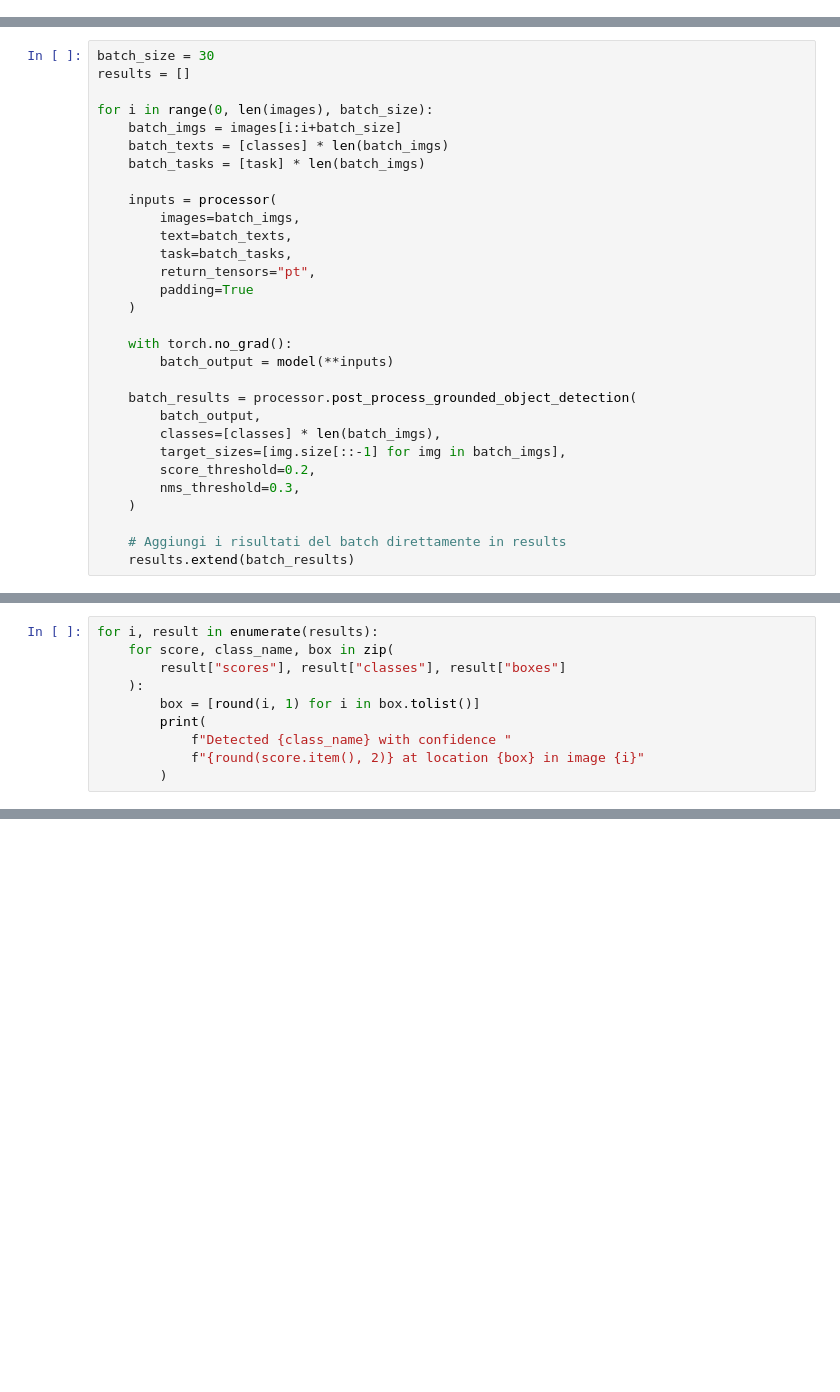
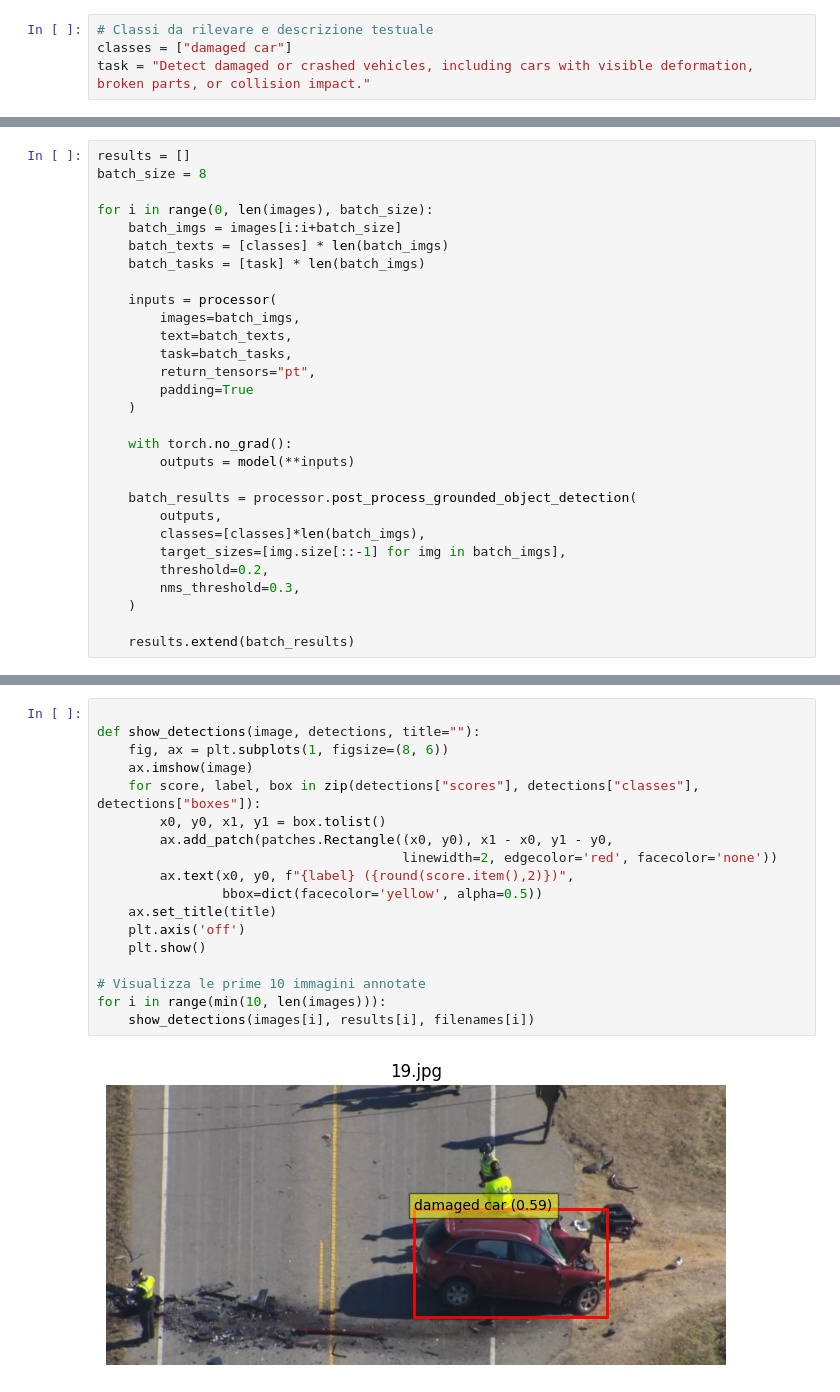
Before and after one commit to anti312/omdet-turbo, a Jupyter notebook: omdet_turbo.ipynb, the cells around one changed output, grey strips where cells are left out. Cells and saved outputs as stored; diff of their text form; blank space fills up the shorter version.

```diff
--- a/omdet_turbo.ipynb
+++ b/omdet_turbo.ipynb
@@ -32,0 +51,4 @@ task = "Detect car and people."
+# %%
+# Classi da rilevare e descrizione testuale
+classes = ["damaged car"]
+task = "Detect damaged or crashed vehicles, including cars with visible deformation, broken parts, or collision impact."
@@ -33,6 +57,6 @@ task = "Detect car and people."
 # %%
-batch_size = 30
 results = []
+batch_size = 8
 
 for i in range(0, len(images), batch_size):
     batch_imgs = images[i:i+batch_size]
@@ -48,17 +72,16 @@ for i in range(0, len(images), batch_size):
     )
 
     with torch.no_grad():
-        batch_output = model(**inputs)
+        outputs = model(**inputs)
 
     batch_results = processor.post_process_grounded_object_detection(
-        batch_output,
-        classes=[classes] * len(batch_imgs),
+        outputs,
+        classes=[classes]*len(batch_imgs),
         target_sizes=[img.size[::-1] for img in batch_imgs],
-        score_threshold=0.2,
+        threshold=0.2,
         nms_threshold=0.3,
     )
 
-    # Aggiungi i risultati del batch direttamente in results
     results.extend(batch_results)
 # %% [output]
 Unused or unrecognized kwargs: masks_path, annotations.
@@ -65,10 +90,0 @@ Unused or unrecognized kwargs: masks_path, annotations.
-# %%
-for i, result in enumerate(results):
-    for score, class_name, box in zip(
-        result["scores"], result["classes"], result["boxes"]
-    ):
-        box = [round(i, 1) for i in box.tolist()]
-        print(
-            f"Detected {class_name} with confidence "
-            f"{round(score.item(), 2)} at location {box} in image {i}"
-        )
@@ -76,0 +93,20 @@ for i, result in enumerate(results):
+# %%
+
+def show_detections(image, detections, title=""):
+    fig, ax = plt.subplots(1, figsize=(8, 6))
+    ax.imshow(image)
+    for score, label, box in zip(detections["scores"], detections["classes"], detections["boxes"]):
+        x0, y0, x1, y1 = box.tolist()
+        ax.add_patch(patches.Rectangle((x0, y0), x1 - x0, y1 - y0,
+                                       linewidth=2, edgecolor='red', facecolor='none'))
+        ax.text(x0, y0, f"{label} ({round(score.item(),2)})",
+                bbox=dict(facecolor='yellow', alpha=0.5))
+    ax.set_title(title)
+    plt.axis('off')
+    plt.show()
+
+# Visualizza le prime 10 immagini annotate
+for i in range(min(10, len(images))):
+    show_detections(images[i], results[i], filenames[i])
+# %% [output]
+[figure, added]
```
Also changed, not shown: parts of 19 cells of this notebook.
